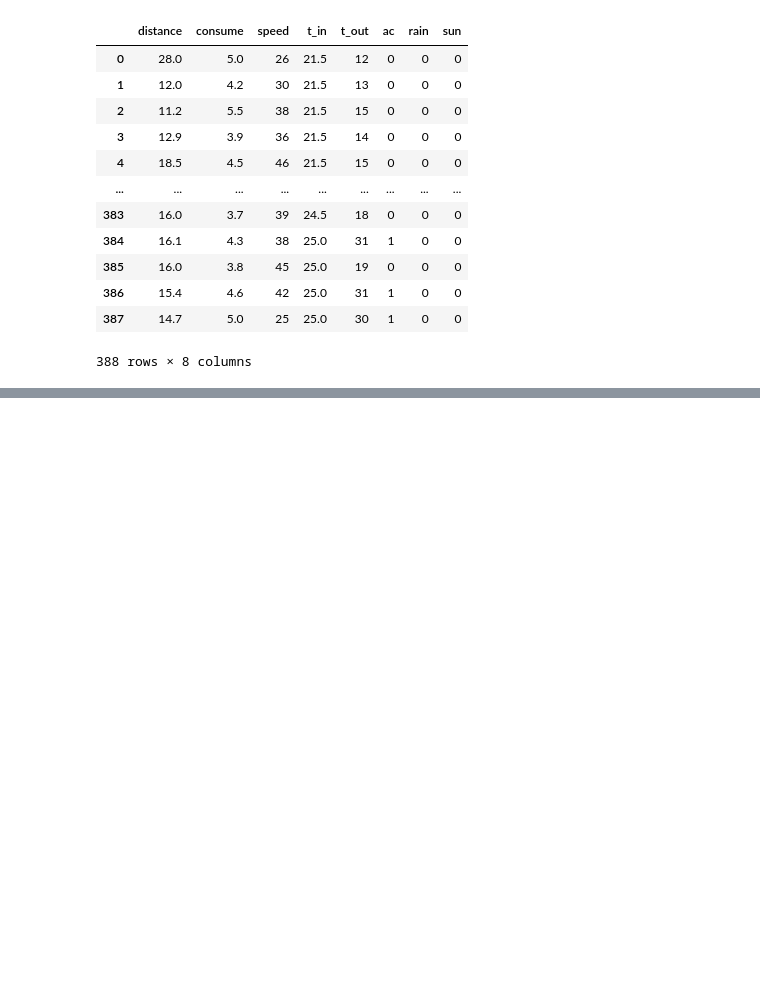
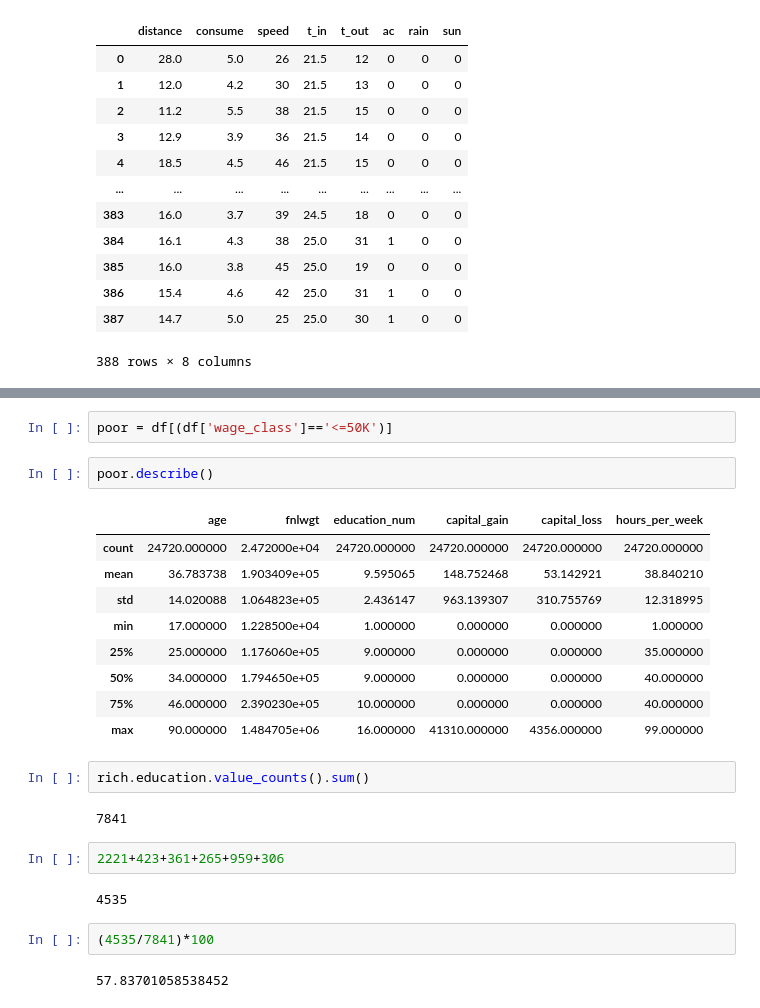
Before and after one commit to CristinaCallejo/reto_data, a Jupyter notebook: vis.ipynb, the cells around one changed output, grey strips where cells are left out. Drawn from its saved outputs; the diff is of its cells as text; blank space fills up the shorter version.

```diff
--- a/vis.ipynb
+++ b/vis.ipynb
@@ -65,0 +287,26 @@ print(result)
+# %%
+poor = df[(df['wage_class']=='<=50K')]
+# %%
+poor.describe()
+# %% [output]
+|  | age | fnlwgt | education_num | capital_gain | capital_loss | hours_per_week |
+| count | 24720.000000 | 2.472000e+04 | 24720.000000 | 24720.000000 | 24720.000000 | 24720.000000 |
+| mean | 36.783738 | 1.903409e+05 | 9.595065 | 148.752468 | 53.142921 | 38.840210 |
+| std | 14.020088 | 1.064823e+05 | 2.436147 | 963.139307 | 310.755769 | 12.318995 |
+| min | 17.000000 | 1.228500e+04 | 1.000000 | 0.000000 | 0.000000 | 1.000000 |
+| 25% | 25.000000 | 1.176060e+05 | 9.000000 | 0.000000 | 0.000000 | 35.000000 |
+| 50% | 34.000000 | 1.794650e+05 | 9.000000 | 0.000000 | 0.000000 | 40.000000 |
+| 75% | 46.000000 | 2.390230e+05 | 10.000000 | 0.000000 | 0.000000 | 40.000000 |
+| max | 90.000000 | 1.484705e+06 | 16.000000 | 41310.000000 | 4356.000000 | 99.000000 |
+# %%
+rich.education.value_counts().sum()
+# %% [output]
+7841
+# %%
+2221+423+361+265+959+306
+# %% [output]
+4535
+# %%
+(4535/7841)*100
+# %% [output]
+57.83701058538452
```
Also changed, not shown: parts of 55 cells of this notebook.
